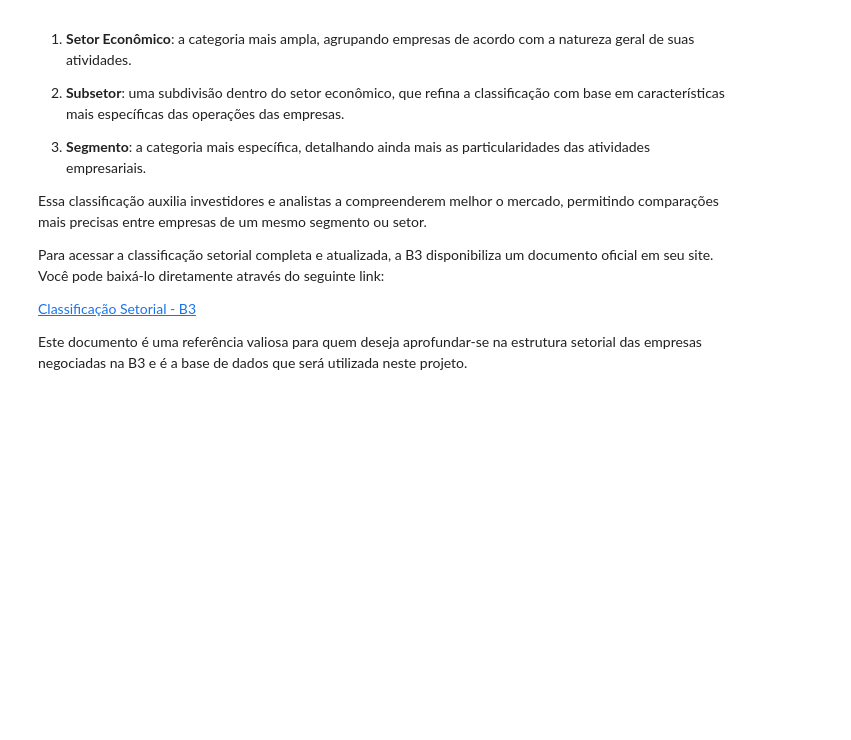
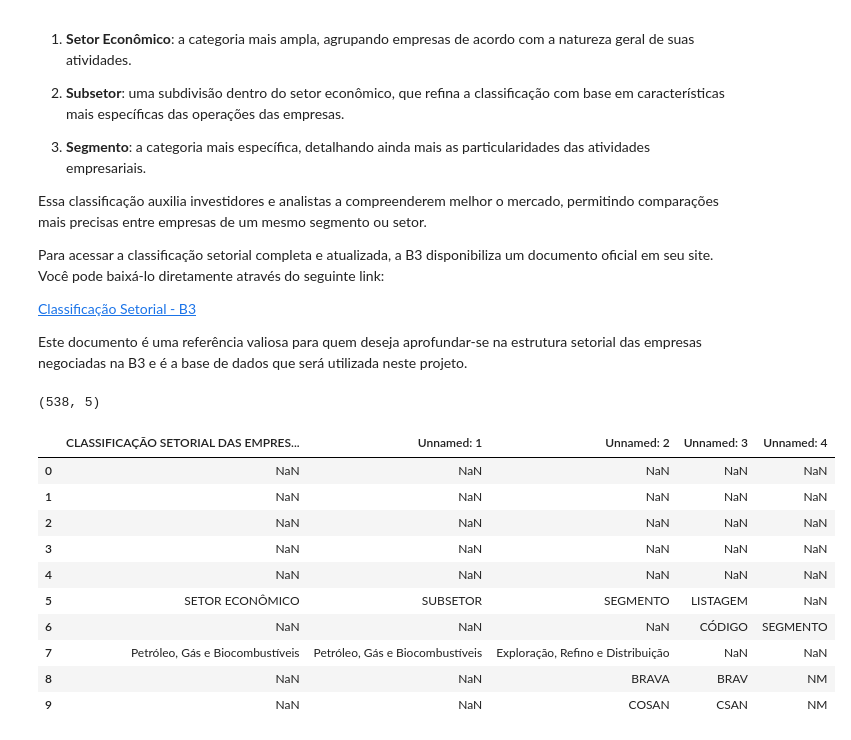
Before and after one commit to rafa-fsantos/recomendAcoes, a Jupyter notebook: projeto.ipynb, the cells around one changed output. Saved outputs shown, nothing was run; the diff lists cells and outputs as text; code cells hidden in the pictures; blank space fills up the shorter version.

```diff
--- a/projeto.ipynb
+++ b/projeto.ipynb
@@ -59,0 +64,19 @@ Este documento é uma referência valiosa para quem deseja aprofundar-se na estr
+# %%
+df.shape
+# %% [output]
+(538, 5)
+# %%
+# Amostragem dos dados
+df.head(10)
+# %% [output]
+|  | CLASSIFICAÇÃO SETORIAL DAS EMPRES... | Unnamed: 1 | Unnamed: 2 | Unnamed: 3 | Unnamed: 4 |
+| 0 | NaN | NaN | NaN | NaN | NaN |
+| 1 | NaN | NaN | NaN | NaN | NaN |
+| 2 | NaN | NaN | NaN | NaN | NaN |
+| 3 | NaN | NaN | NaN | NaN | NaN |
+| 4 | NaN | NaN | NaN | NaN | NaN |
+| 5 | SETOR ECONÔMICO | SUBSETOR | SEGMENTO | LISTAGEM | NaN |
+| 6 | NaN | NaN | NaN | CÓDIGO | SEGMENTO |
+| 7 | Petróleo, Gás e Biocombustíveis | Petróleo, Gás e Biocombustíveis | Exploração, Refino e Distribuição | NaN | NaN |
+| 8 | NaN | NaN | BRAVA | BRAV | NM |
+| 9 | NaN | NaN | COSAN | CSAN | NM |
```
Also changed, not shown: parts of 16 cells of this notebook, 2 other files.
